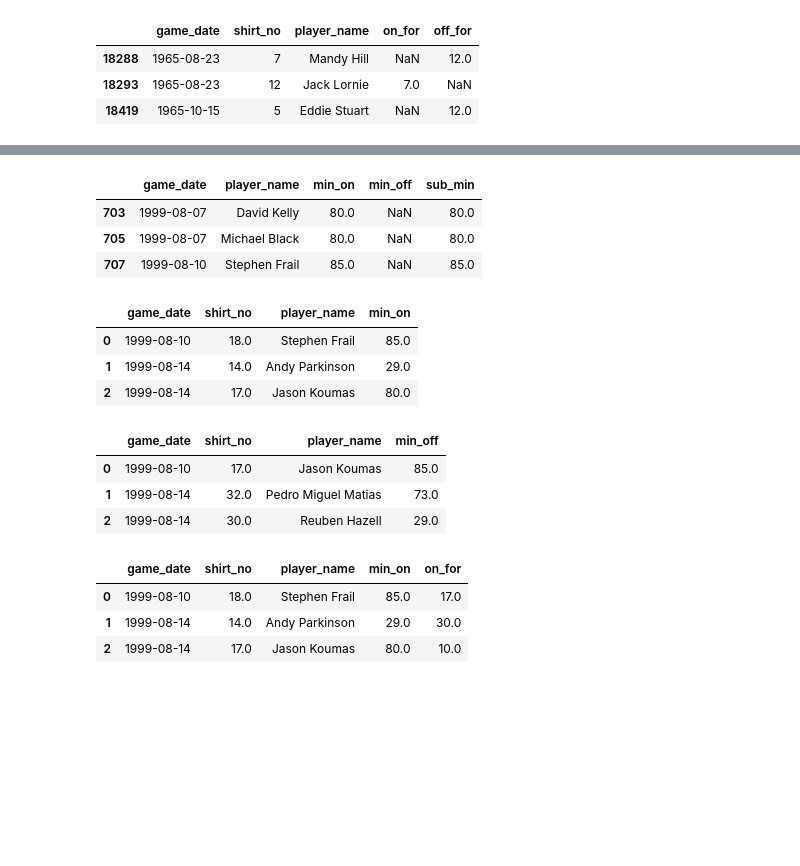
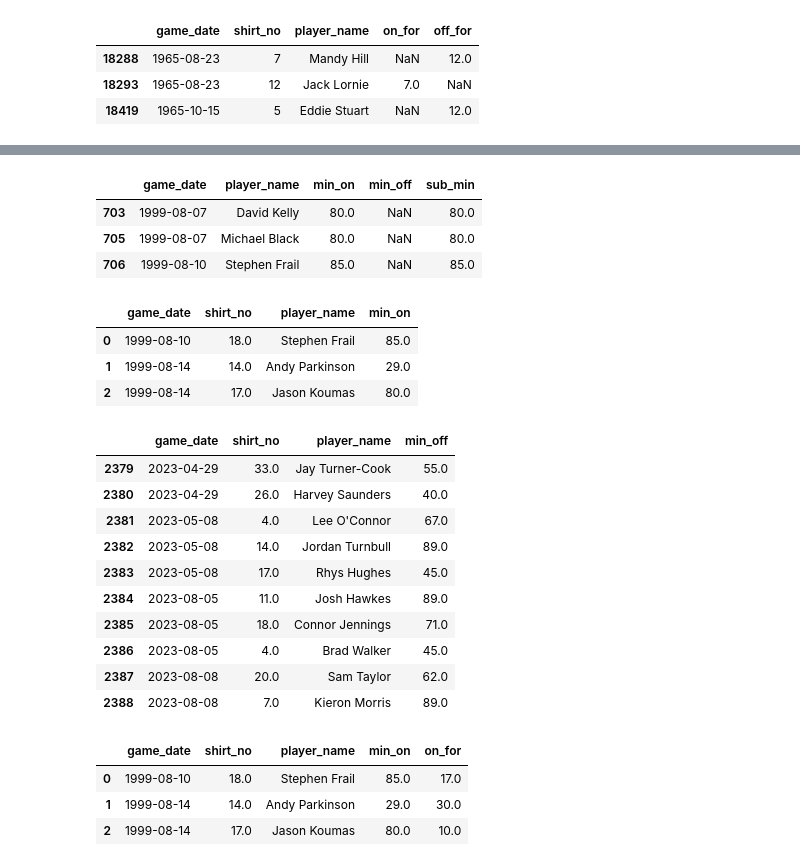
Before and after one commit to petebrown/pre-2023-data-prep, a Jupyter notebook: data-pipeline-prep.ipynb, the cells around one changed output, grey strips where cells are left out. Saved outputs shown, nothing was run; the diff lists cells and outputs as text; code cells hidden in the pictures; blank space fills up the shorter version.

```diff
--- a/data-pipeline-prep.ipynb
+++ b/data-pipeline-prep.ipynb
@@ -406,6 +406,9 @@ sb_sub_mins = pd.read_csv("https://raw.githubusercontent.com/petebrown/scrape-ev
 
 # Import manual fixes to Soccerbase sub data
 sb_sub_min_fixes = pd.read_csv("https://raw.githubusercontent.com/petebrown/complete-record/main/seasons/manual/sb_sub_fixes.csv", parse_dates = ["game_date"])[["game_date", "player_name", "min_on", "min_off"]]
+
+ # Fix known error with Luke Norris sub v. Barrow
+sb_sub_mins.loc[(sb_sub_mins.game_date == "2023-08-05") & (sb_sub_mins.player_name == "Luke Norris"), 'min_off'] = np.nan
 
 # Filter out sendings off
 sb_sub_mins = sb_sub_mins[~((sb_sub_mins.min_on.isna()) & (sb_sub_mins.min_off.isna()))]
@@ -682,7 +700,7 @@ sb_subs_on.head(3)
 |  | game_date | player_name | min_on | min_off | sub_min |
 | 703 | 1999-08-07 | David Kelly | 80.0 | NaN | 80.0 |
 | 705 | 1999-08-07 | Michael Black | 80.0 | NaN | 80.0 |
-| 707 | 1999-08-10 | Stephen Frail | 85.0 | NaN | 85.0 |
+| 706 | 1999-08-10 | Stephen Frail | 85.0 | NaN | 85.0 |
 # %%
 sb_subs_on_unique = sb_subs_on[["game_date", "min_on"]].copy()
 
@@ -701,18 +719,25 @@ sb_subs_on_unique.head(3)
 # %%
 sb_subs_off_unique = sb_subs_off[["game_date", "min_off"]].copy()
 
 sb_subs_off_unique = sb_subs_off_unique.groupby([sb_subs_off_unique.game_date, sb_subs_off_unique.min_off]).size().reset_index(name='count').query('count == 1').drop(columns = {"count"})
 
 sb_subs_off_unique = sb_subs_off.merge(sb_subs_off_unique, on = ["game_date", "min_off"], how = "inner") \
     .merge(player_apps, left_on = ["game_date", "player_name"], right_on = ["game_date", "player_name"], how = "inner") \
     [["game_date", "shirt_no", "player_name", "min_off"]]
 
-sb_subs_off_unique.head(3)
+sb_subs_off_unique.tail(10)
 # %% [output]
 |  | game_date | shirt_no | player_name | min_off |
-| 0 | 1999-08-10 | 17.0 | Jason Koumas | 85.0 |
-| 1 | 1999-08-14 | 32.0 | Pedro Miguel Matias | 73.0 |
-| 2 | 1999-08-14 | 30.0 | Reuben Hazell | 29.0 |
+| 2379 | 2023-04-29 | 33.0 | Jay Turner-Cook | 55.0 |
+| 2380 | 2023-04-29 | 26.0 | Harvey Saunders | 40.0 |
+| 2381 | 2023-05-08 | 4.0 | Lee O'Connor | 67.0 |
+| 2382 | 2023-05-08 | 14.0 | Jordan Turnbull | 89.0 |
+| 2383 | 2023-05-08 | 17.0 | Rhys Hughes | 45.0 |
+| 2384 | 2023-08-05 | 11.0 | Josh Hawkes | 89.0 |
+| 2385 | 2023-08-05 | 18.0 | Connor Jennings | 71.0 |
+| 2386 | 2023-08-05 | 4.0 | Brad Walker | 45.0 |
+| 2387 | 2023-08-08 | 20.0 | Sam Taylor | 62.0 |
+| 2388 | 2023-08-08 | 7.0 | Kieron Morris | 89.0 |
 # %%
 sb_subs_1 = pd.merge(left = sb_subs_on_unique, right = sb_subs_off_unique, how = "inner", left_on = ["game_date", "min_on"], right_on = ["game_date", "min_off"]) \
 .rename(
```
Also changed, not shown: parts of 8 cells of this notebook, 7 other files.
